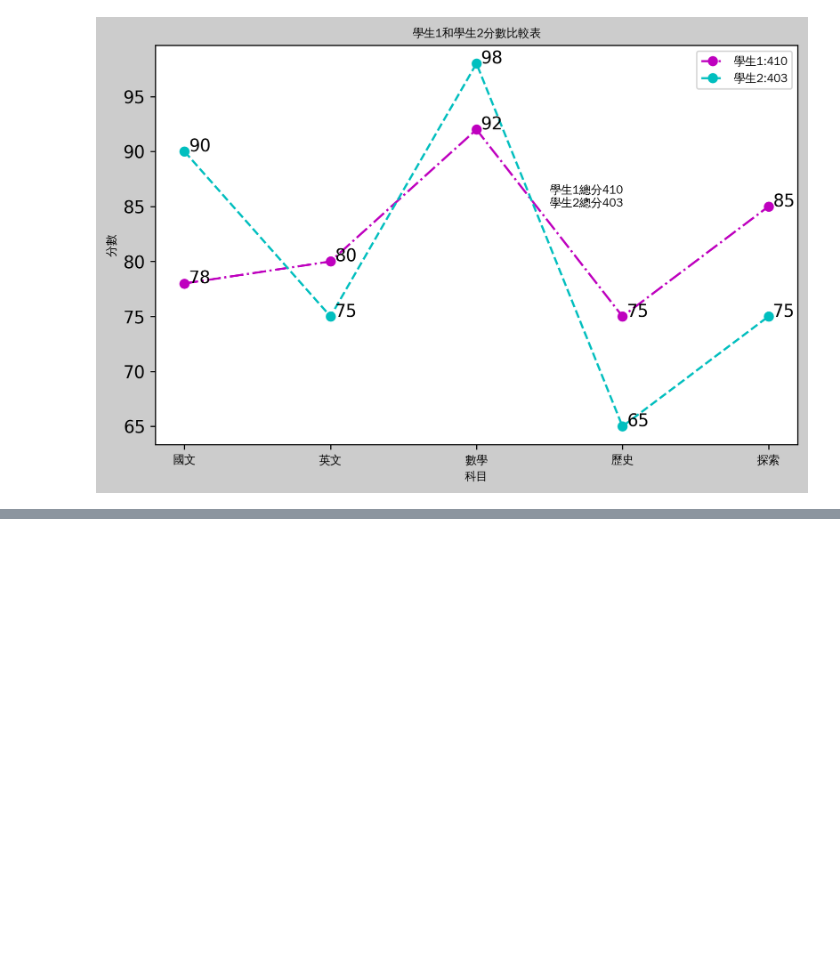
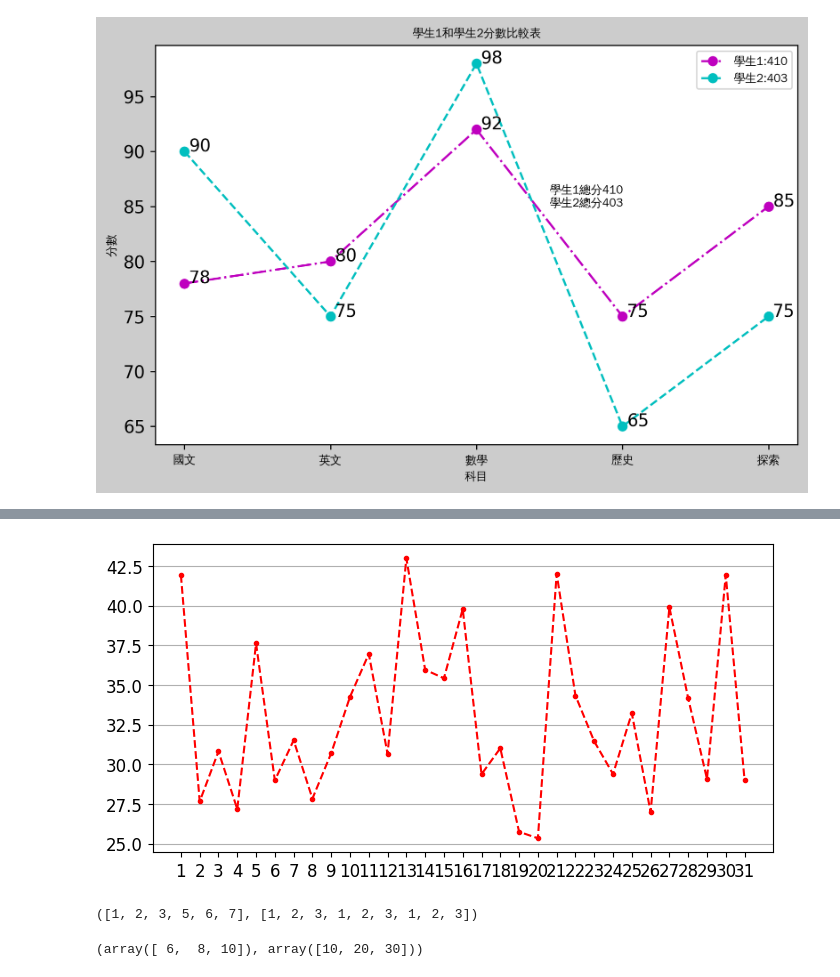
Before and after one commit to DylanHuang566/_python_20230729_, a Jupyter notebook: lesson12_1.ipynb, the cells around one changed output, grey strips where cells are left out. Saved outputs shown, nothing was run; the diff lists cells and outputs as text; code cells hidden in the pictures; blank space fills up the shorter version.

```diff
--- a/lesson12_1.ipynb
+++ b/lesson12_1.ipynb
@@ -71,0 +131,36 @@ plt.show()
+# %%
+import random
+import matplotlib.pyplot as plt
+
+days = list(range(1,32))
+
+
+#celsius = []
+#for _ in range(31):
+#    celsius.append(round(random.uniform(25,45),ndigits=2))
+
+#list comprehension
+
+#celsius = [round(random.uniform(25,45),ndigits=2) for x in range(31) if x >15]
+celsius = [round(random.uniform(25,45),ndigits=2) for x in range(31)]
+figure = plt.figure(figsize=(8,4))
+axes = figure.add_subplot(1,1,1)
+axes.plot(days,celsius,'r--.')
+axes.grid(axis='y')
+axes.set_xticks(days)
+plt.show()
+# %% [output]
+[figure, added]
+# %%
+list1 = [1, 2, 3]
+list2 = [5, 6, 7]
+list1 + list2 , list1 * 3
+# %% [output]
+([1, 2, 3, 5, 6, 7], [1, 2, 3, 1, 2, 3, 1, 2, 3])
+# %%
+import numpy as np
+np1 = np.array([1, 2, 3])
+np2 = np.array([5, 6, 7])
+np1 + np2, np1 * 10
+# %% [output]
+(array([ 6,  8, 10]), array([10, 20, 30]))
```
Also changed, not shown: parts of 2 cells of this notebook.
